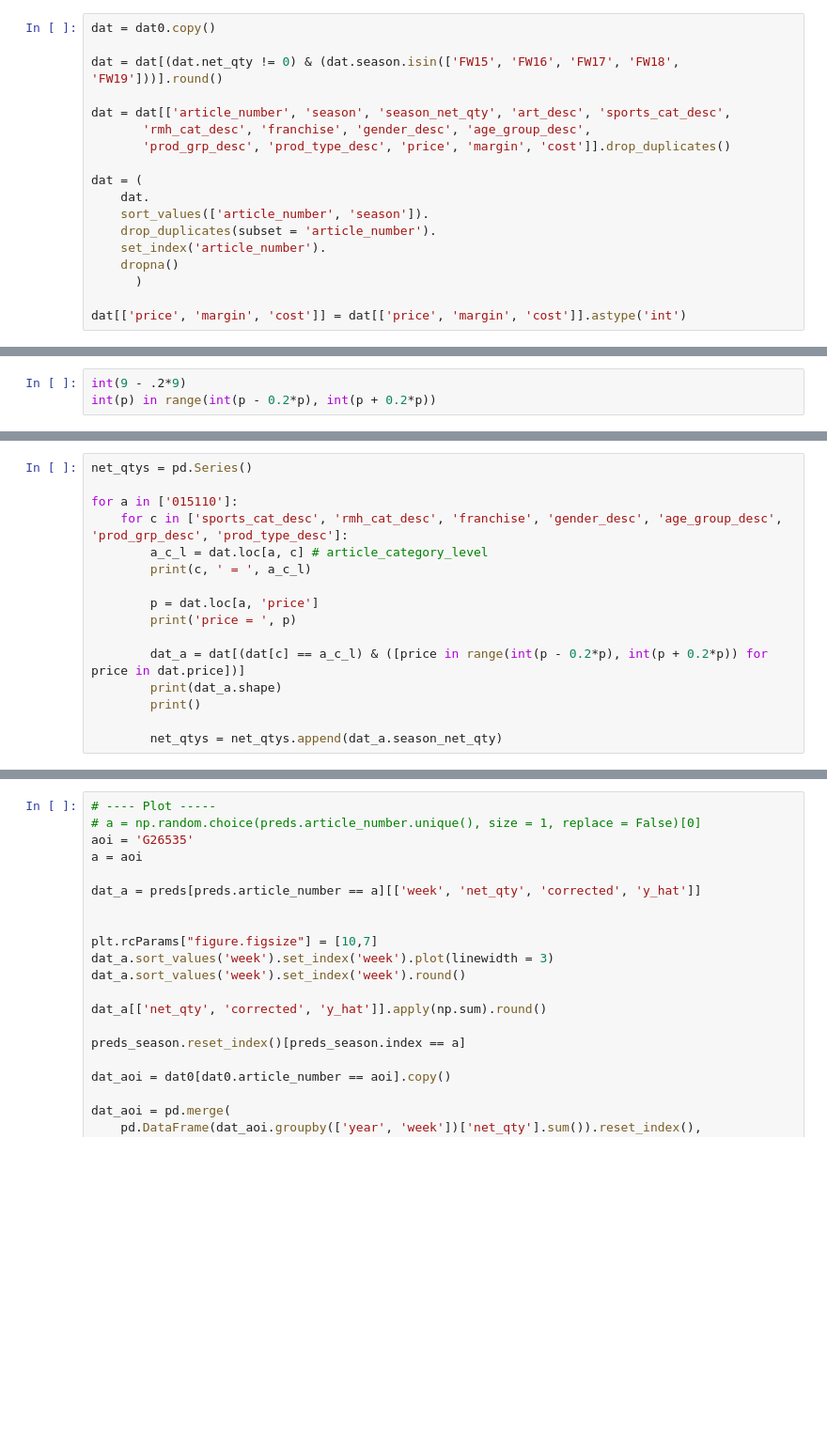
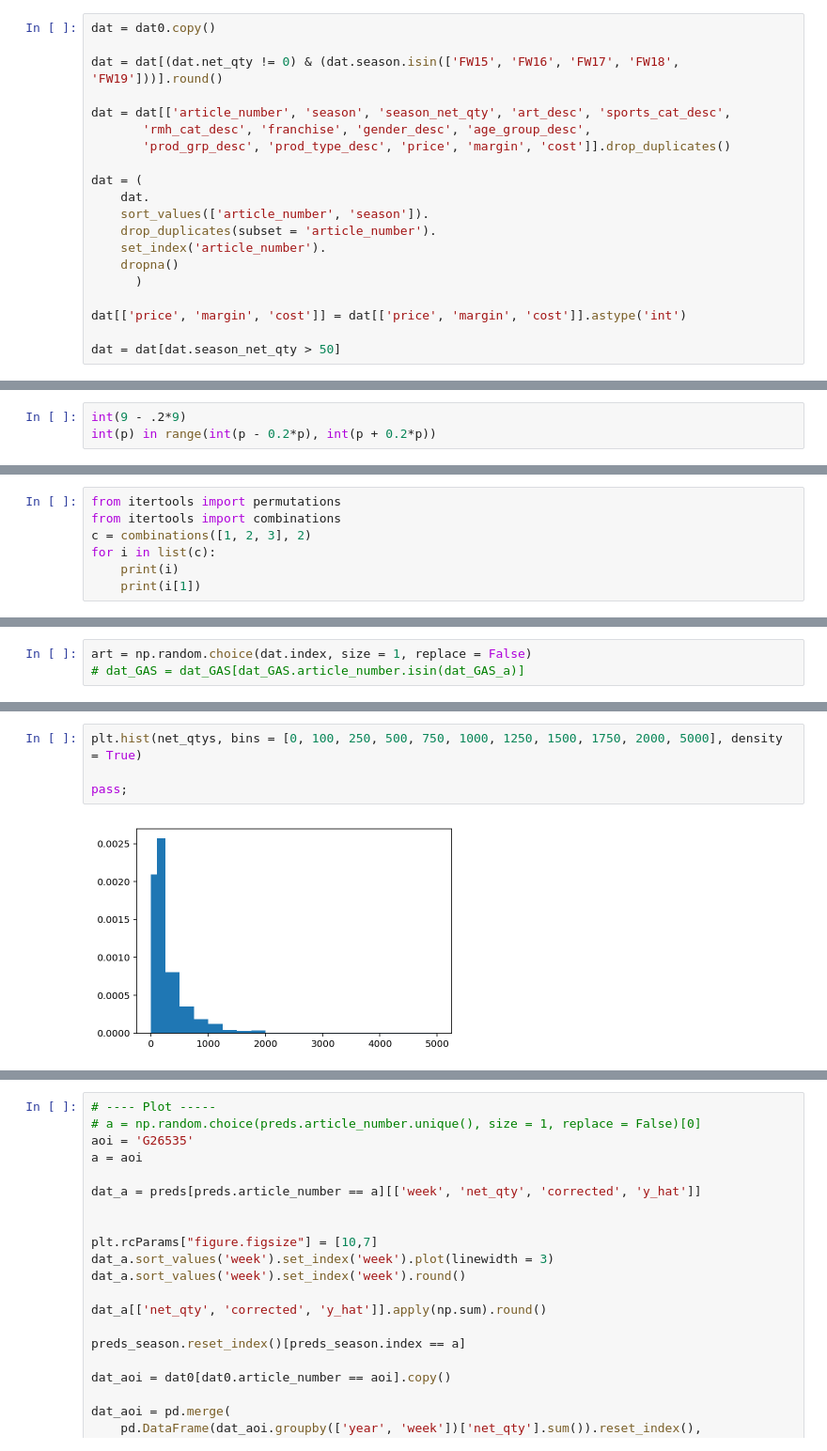
Before and after one commit to cwcomiskey/Misc, a Jupyter notebook: adidas/new_article_EDA.ipynb, the cells around one changed output, grey strips where cells are left out. Shown at 94% size. Drawn from its saved outputs; the diff is of its cells as text; blank space fills up the shorter version.

```diff
--- a/adidas/new_article_EDA.ipynb
+++ b/adidas/new_article_EDA.ipynb
@@ -99,3 +97,5 @@ dat = (
       )
 
 dat[['price', 'margin', 'cost']] = dat[['price', 'margin', 'cost']].astype('int')
+
+dat = dat[dat.season_net_qty > 50]
@@ -128,16 +158,0 @@ dat.loc['015110']
-# %%
-net_qtys = pd.Series()
-
-for a in ['015110']:
-    for c in ['sports_cat_desc', 'rmh_cat_desc', 'franchise', 'gender_desc', 'age_group_desc', 'prod_grp_desc', 'prod_type_desc']:
-        a_c_l = dat.loc[a, c] # article_category_level
-        print(c, ' = ', a_c_l)
-
-        p = dat.loc[a, 'price']
-        print('price = ', p)
-
-        dat_a = dat[(dat[c] == a_c_l) & ([price in range(int(p - 0.2*p), int(p + 0.2*p)) for price in dat.price])]
-        print(dat_a.shape)
-        print()
-
-        net_qtys = net_qtys.append(dat_a.season_net_qty)
@@ -154,0 +159,7 @@ plt.hist(net_qtys, bins = [0, 100, 250, 500, 750, 1000, 1250, 1500, 1750, 2000,
+# %%
+from itertools import permutations
+from itertools import combinations
+c = combinations([1, 2, 3], 2)
+for i in list(c):
+    print(i)
+    print(i[1])
@@ -154,0 +187,3 @@ plt.hist(net_qtys, bins = [0, 100, 250, 500, 750, 1000, 1250, 1500, 1750, 2000,
+# %%
+art = np.random.choice(dat.index, size = 1, replace = False)
+# dat_GAS = dat_GAS[dat_GAS.article_number.isin(dat_GAS_a)]
@@ -155,3 +276,9 @@ plt.hist(net_qtys, bins = [0, 100, 250, 500, 750, 1000, 1250, 1500, 1750, 2000,
+# %%
+plt.hist(net_qtys, bins = [0, 100, 250, 500, 750, 1000, 1250, 1500, 1750, 2000, 5000], density = True)
+
+pass;
+# %% [output]
+[figure, added]
 # %%
 import numpy as np
 from statsmodels.distributions.empirical_distribution import ECDF
```
Also changed, not shown: parts of 19 cells of this notebook.
